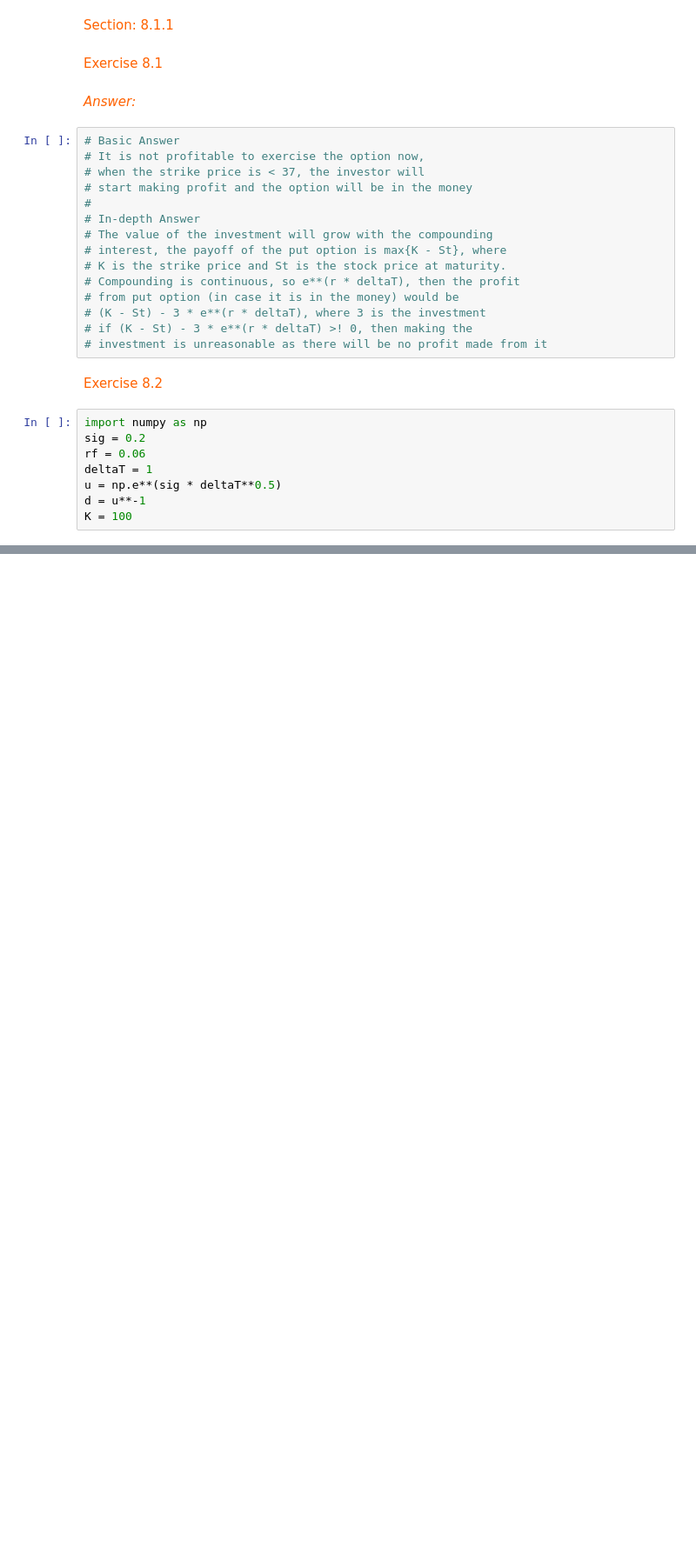
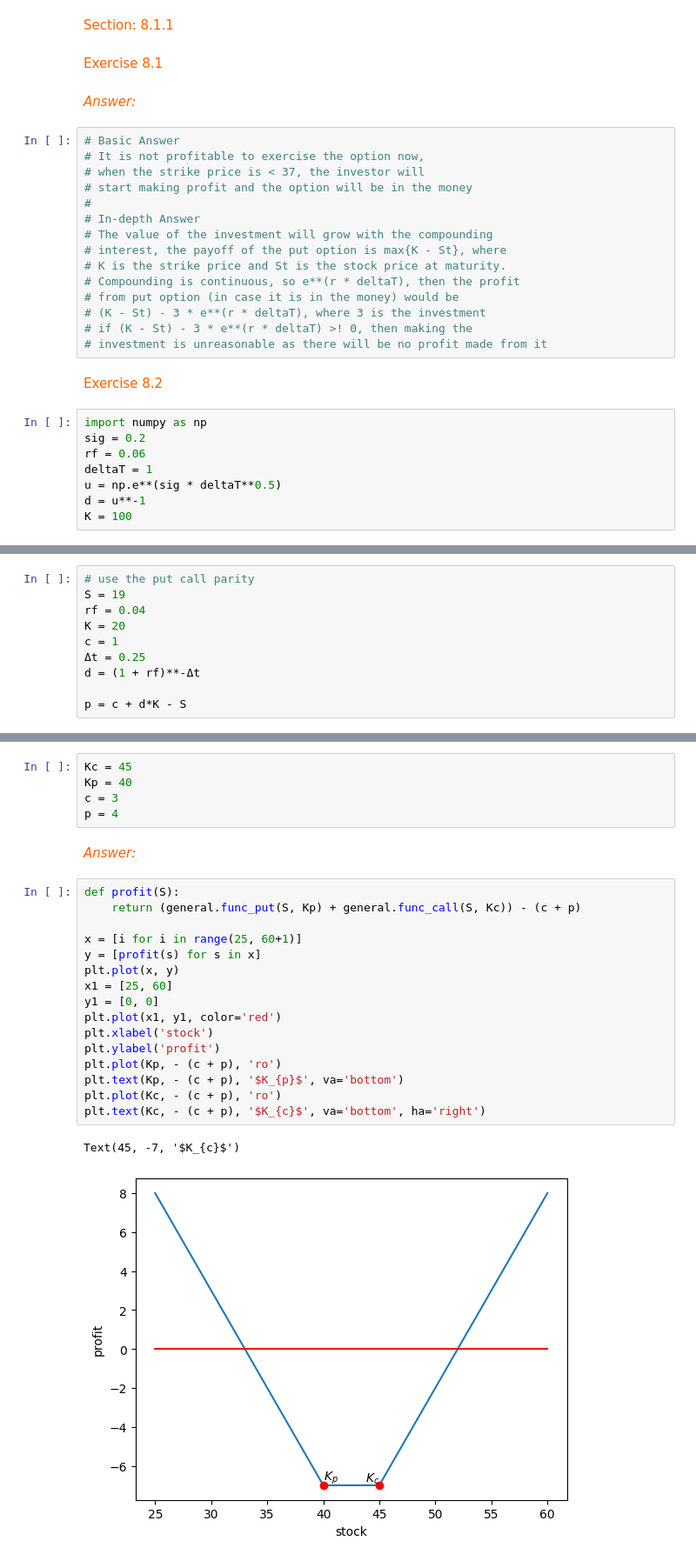
Before and after one commit to YavuzBozkurt/Warren-Buffet-At-Work, a Jupyter notebook: fm_ch8&ch9.ipynb, the cells around one changed output, grey strips where cells are left out. Shown at 87% size. Saved outputs shown, nothing was run; the diff lists cells and outputs as text; blank space fills up the shorter version.

```diff
--- a/fm_ch8&ch9.ipynb
+++ b/fm_ch8&ch9.ipynb
@@ -48,0 +90,10 @@ print(general.option(general.binomt(3, u, d, K), K, 'c', u, d, rf, 1))
+# %%
+# use the put call parity
+S = 19
+rf = 0.04
+K = 20
+c = 1
+Δt = 0.25
+d = (1 + rf)**-Δt
+
+p = c + d*K - S
@@ -48,0 +134,26 @@ print(general.option(general.binomt(3, u, d, K), K, 'c', u, d, rf, 1))
+# %%
+Kc = 45
+Kp = 40
+c = 3
+p = 4
+# %% [markdown]
+_<span style="color:#ff6200;">Answer:</span>_
+# %%
+def profit(S):
+    return (general.func_put(S, Kp) + general.func_call(S, Kc)) - (c + p)
+
+x = [i for i in range(25, 60+1)]
+y = [profit(s) for s in x]
+plt.plot(x, y)
+x1 = [25, 60]
+y1 = [0, 0]
+plt.plot(x1, y1, color='red')
+plt.xlabel('stock')
+plt.ylabel('profit')
+plt.plot(Kp, - (c + p), 'ro')
+plt.text(Kp, - (c + p), '$K_{p}$', va='bottom')
+plt.plot(Kc, - (c + p), 'ro')
+plt.text(Kc, - (c + p), '$K_{c}$', va='bottom', ha='right')
+# %% [output]
+Text(45, -7, '$K_{c}$')
+[figure, added]
```
Also changed, not shown: parts of 30 cells of this notebook, 1 other file.
